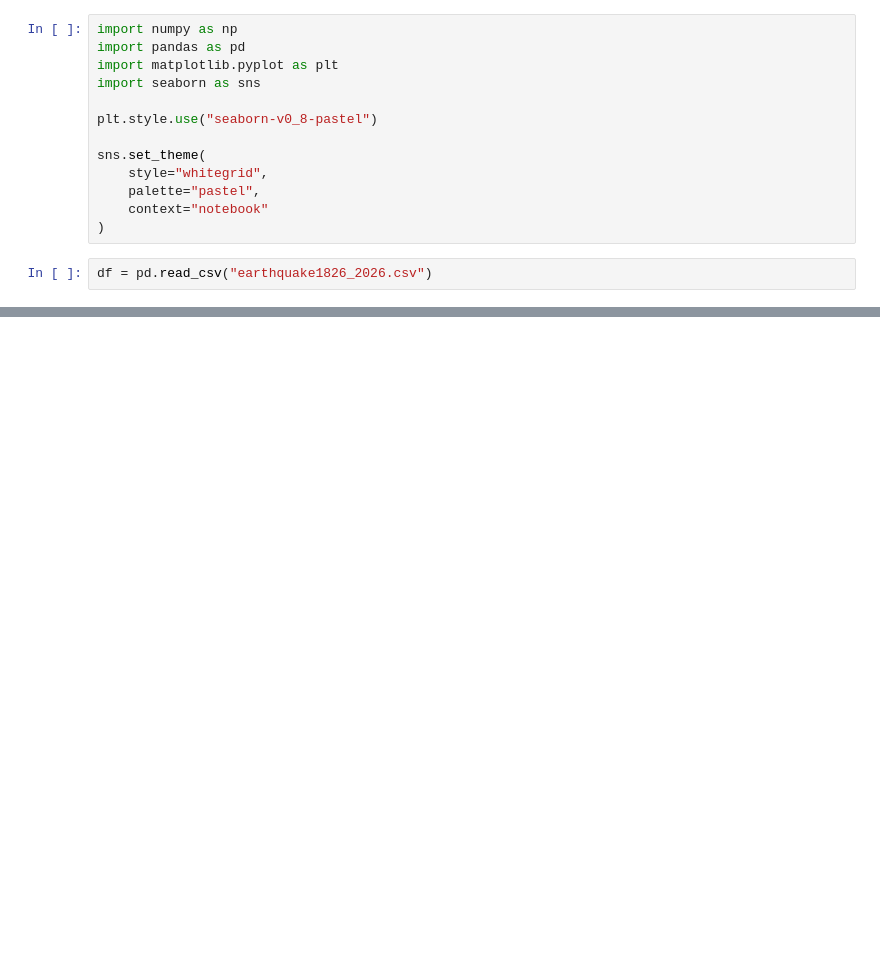
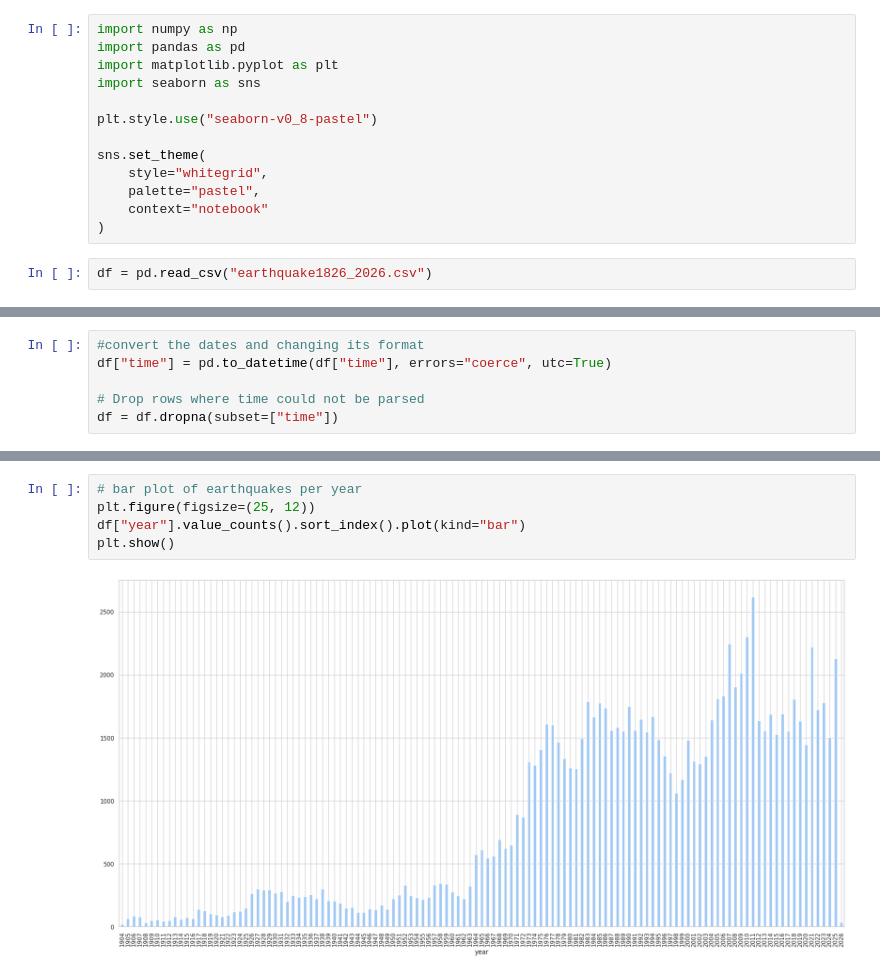
Before and after one commit to ramoliyaYug/EDAs, a Jupyter notebook: EarthQuakes/EarthQuakes.ipynb, the cells around one changed output, grey strips where cells are left out. Drawn from its saved outputs; the diff is of its cells as text; blank space fills up the shorter version.

Commit message:
EarthQuakes Dataset EDA Complete

```diff
--- a/EarthQuakes/EarthQuakes.ipynb
+++ b/EarthQuakes/EarthQuakes.ipynb
@@ -24,0 +107,6 @@ df.head()
+# %%
+#convert the dates and changing its format
+df["time"] = pd.to_datetime(df["time"], errors="coerce", utc=True)
+
+# Drop rows where time could not be parsed
+df = df.dropna(subset=["time"])
@@ -24,0 +144,7 @@ df.head()
+# %%
+# bar plot of earthquakes per year
+plt.figure(figsize=(25, 12))
+df["year"].value_counts().sort_index().plot(kind="bar")
+plt.show()
+# %% [output]
+[figure, added]
```
Also changed, not shown: parts of 19 cells of this notebook.
